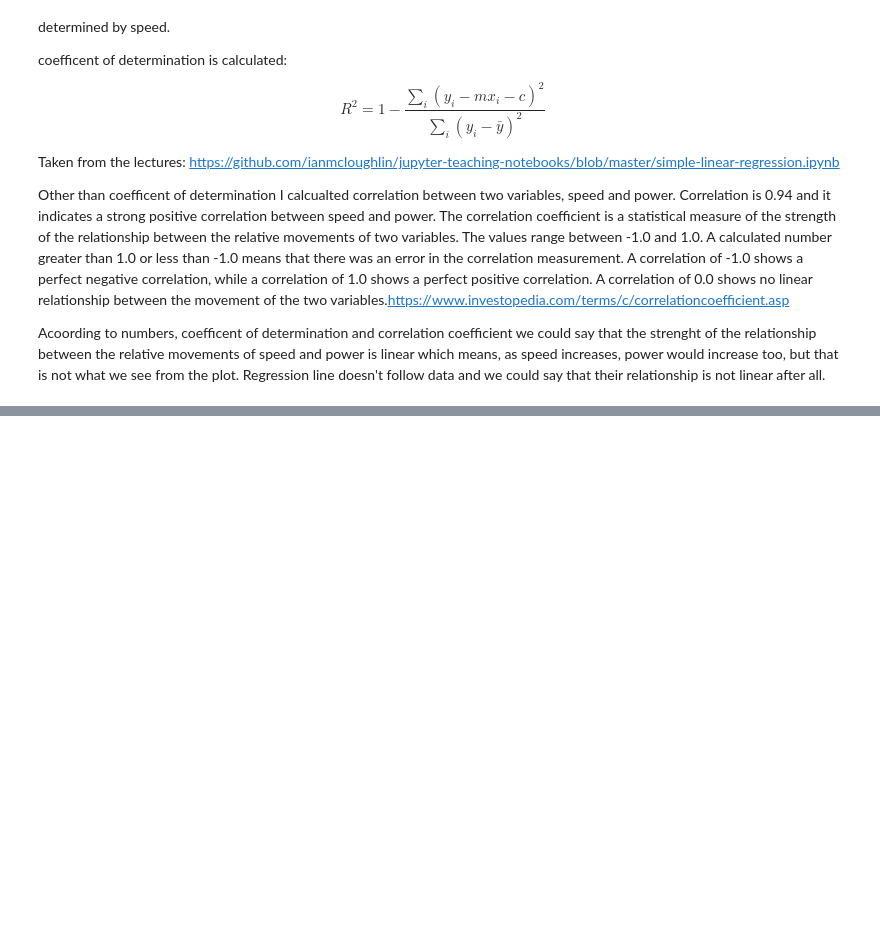
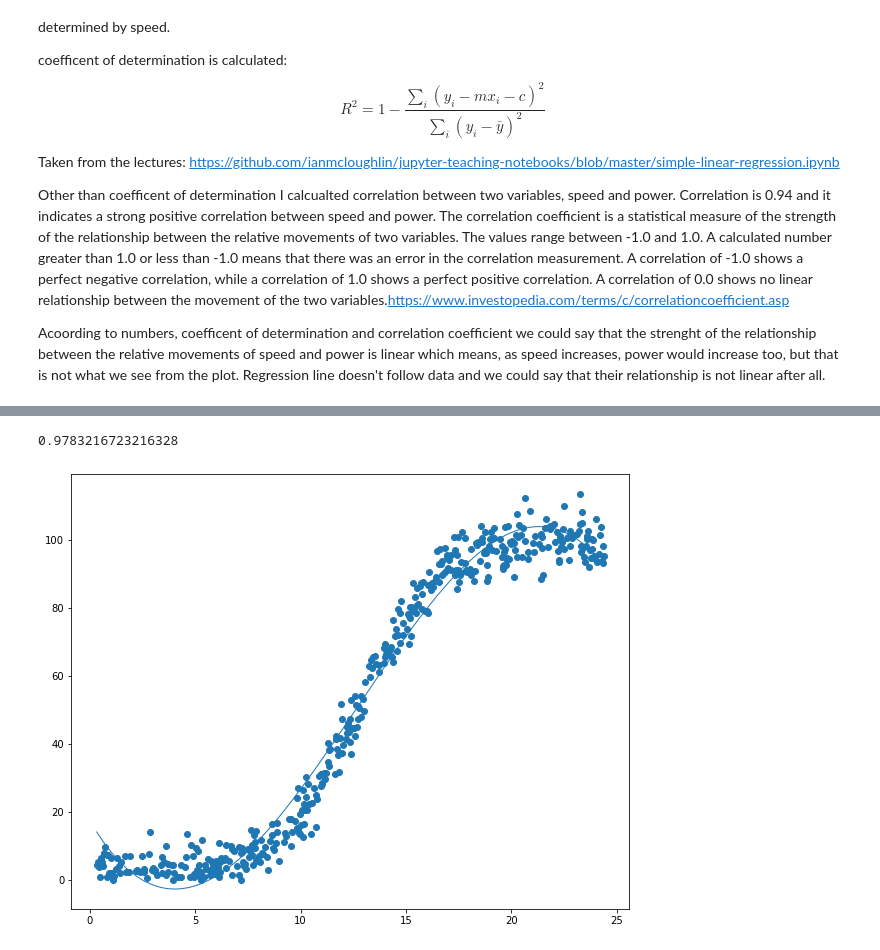
Before and after one commit to doriszd/project_machine_learning, a Jupyter notebook: Project_2020.ipynb, the cells around one changed output, grey strips where cells are left out. Drawn from its saved outputs; the diff is of its cells as text; code cells hidden in the pictures; blank space fills up the shorter version.

```diff
--- a/Project_2020.ipynb
+++ b/Project_2020.ipynb
@@ -266,0 +340,16 @@ Acoording to numbers, coefficent of determination and correlation coefficient we
+# %%
+from sklearn.preprocessing import PolynomialFeatures
+
+poly_reg = PolynomialFeatures(degree=3)
+X_poly = poly_reg.fit_transform(X)
+
+lin_reg_2 = LinearRegression()
+lin_reg_2.fit(X_poly, y)
+y_pred = lin_reg_2.predict(X_poly)
+plt.figure(figsize=(10,8));
+plt.scatter(X, y);
+plt.plot(X, y_pred);
+print(r2_score(y, y_pred))
+# %% [output]
+0.9783216723216328
+[figure, added]
```
Also changed, not shown: parts of 7 cells of this notebook.
